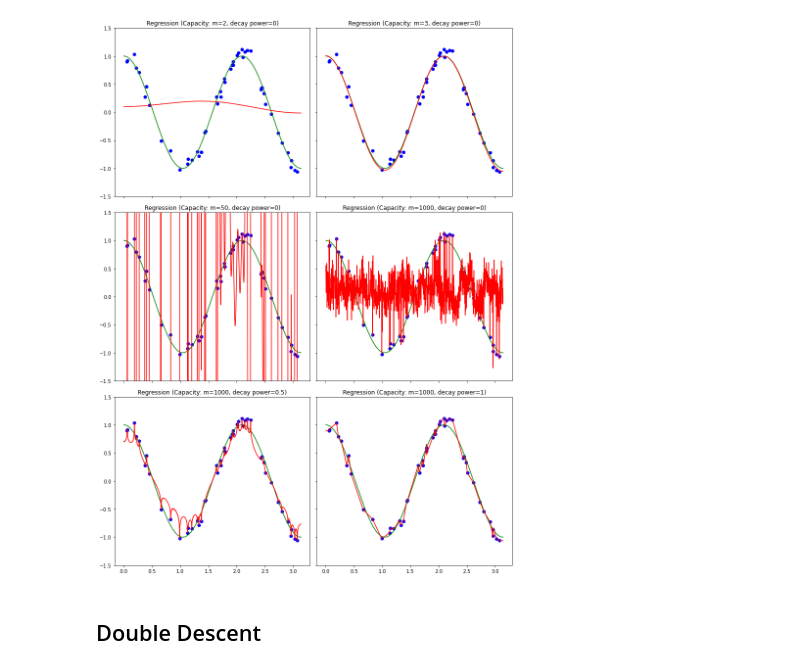
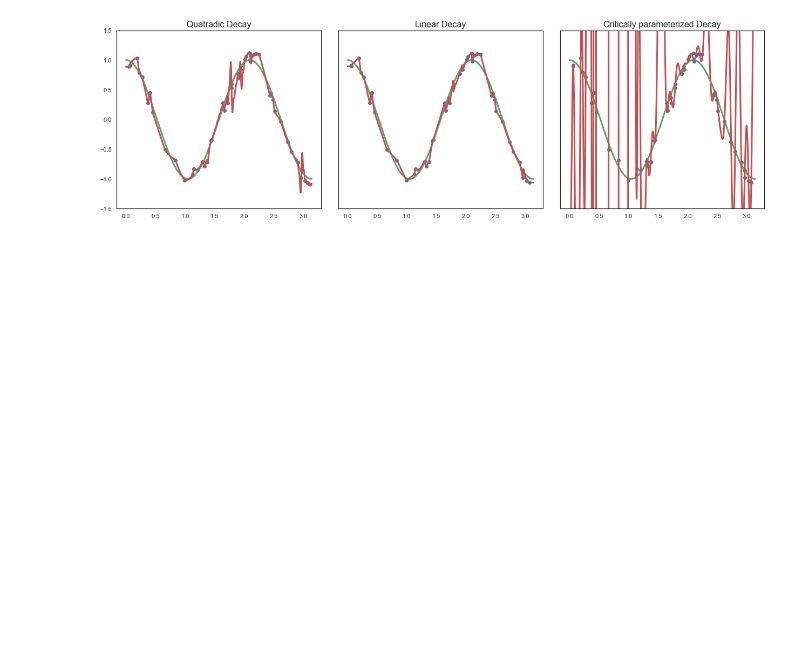
Before and after one commit to tscheng516/gaussian_RF, a Jupyter notebook: experiment.ipynb, the cells around one changed output. Cells and saved outputs as stored; diff of their text form; code cells hidden in the pictures; blank space fills up the shorter version.

```diff
--- a/experiment.ipynb
+++ b/experiment.ipynb
@@ -96,7 +273,7 @@ y_pred_plot_d = model.predict(x_plot_features_d)
 m = 1000  # Set the desired capacity here
 
 # Extract features
-decay_power = 0.5
+decay_power = 2
 X_features = [i**(-decay_power) * np.cos(i*X) for i in range(1, m+1)]
 X_features = np.column_stack(X_features)
 
@@ -125,3 +302,21 @@ model.fit(X_features, y)
 x_plot_features_f = [i**(-decay_power) * np.cos(i*x_plot) for i in range(1, m+1)]
 x_plot_features_f = np.column_stack(x_plot_features_f)
 y_pred_plot_f = model.predict(x_plot_features_f)
+
+
+# fit the curve for plot (g) exp decay
+m = 1000  # Set the desired capacity here
+
+# Extract features
+decay_power = 2
+X_features = [(decay_power)**(-i) * np.cos(i*X) for i in range(1, m+1)]
+X_features = np.column_stack(X_features)
+
+# Fit linear regression model
+model = LinearRegression()
+model.fit(X_features, y)
+
+# Predict on the entire x-axis
+x_plot_features_g = [(decay_power)**(-i) * np.cos(i*x_plot) for i in range(1, m+1)]
+x_plot_features_g = np.column_stack(x_plot_features_g)
+y_pred_plot_g = model.predict(x_plot_features_g)
@@ -141,50 +355,33 @@ plt.show()
 # %%
-# Create a 2x3 grid of subplots with shared x and y axes
-fig, axs = plt.subplots(3, 2, sharex=True, sharey=True, figsize = (12,16))
+# Create a 1x3 grid of subplots with shared x and y axes
+fig, axs = plt.subplots(1, 3, sharex=True, sharey=True, figsize = (18,6))
 
 # Plot data in each subplot
+axs[0].scatter(X, y, color='b', label='samples')
+axs[0].plot(x_plot, np.cos(3 * x_plot), color='g', label='target Function')
+axs[0].plot(x_plot, y_pred_plot_z, color='r', label='Learned Function')
 
-axs[0, 0].scatter(X, y, color='b', label='samples')
-axs[0, 0].plot(x_plot, np.cos(3 * x_plot), color='g', label='target Function')
-axs[0, 0].plot(x_plot, y_pred_plot_a, color='r', label='Learned Function')
+axs[1].scatter(X, y, color='b', label='samples')
+axs[1].plot(x_plot, np.cos(3 * x_plot), color='g', label='target Function')
+axs[1].plot(x_plot, y_pred_plot_f, color='r', label='Learned Function')
 
-axs[0, 1].scatter(X, y, color='b', label='samples')
-axs[0, 1].plot(x_plot, np.cos(3 * x_plot), color='g', label='target Function')
-axs[0, 1].plot(x_plot, y_pred_plot_b, color='r', label='Learned Function')
-
-axs[1, 0].scatter(X, y, color='b', label='samples')
-axs[1, 0].plot(x_plot, np.cos(3 * x_plot), color='g', label='target Function')
-axs[1, 0].plot(x_plot, y_pred_plot_c, color='r', label='Learned Function')
-
-axs[1, 1].scatter(X, y, color='b', label='samples')
-axs[1, 1].plot(x_plot, np.cos(3 * x_plot), color='g', label='target Function')
-axs[1, 1].plot(x_plot, y_pred_plot_d, color='r', label='Learned Function')
-
-axs[2, 0].scatter(X, y, color='b', label='samples')
-axs[2, 0].plot(x_plot, np.cos(3 * x_plot), color='g', label='target Function')
-axs[2, 0].plot(x_plot, y_pred_plot_e, color='r', label='Learned Function')
-
-axs[2, 1].scatter(X, y, color='b', label='samples')
-axs[2, 1].plot(x_plot, np.cos(3 * x_plot), color='g', label='target Function')
-axs[2, 1].plot(x_plot, y_pred_plot_f, color='r', label='Learned Function')
+axs[2].scatter(X, y, color='b', label='samples')
+axs[2].plot(x_plot, np.cos(3 * x_plot), color='g', label='target Function')
+axs[2].plot(x_plot, y_pred_plot_g, color='r', label='Learned Function')
 
 # Set the title for each subplot (optional)
-axs[0, 0].set_title('Regression (Capacity: m=2, decay power=0)')
-axs[0, 1].set_title('Regression (Capacity: m=3, decay power=0)')
-axs[1, 0].set_title('Regression (Capacity: m=50, decay power=0)')
-axs[1, 1].set_title('Regression (Capacity: m=1000, decay power=0)')
-axs[2, 0].set_title('Regression (Capacity: m=1000, decay power=0.5)')
-axs[2, 1].set_title('Regression (Capacity: m=1000, decay power=1)')
+axs[0].set_title('Quatradic Decay')
+axs[1].set_title('Linear Decay')
+axs[2].set_title('Critically parameterized Decay')
 
 # Set y limit
 plt.ylim(-1.5,1.5)
 
 # Adjust the layout to prevent overlapping of titles
 plt.tight_layout()
+plt.savefig('decay_fourier.pdf')  # Save the plot
 
 # Display the plots
 plt.show()
 # %% [output]
-[figure, old version]
+[figure, new version]
-# %% [markdown]
-## Double Descent
```
Also changed, not shown: parts of 25 cells of this notebook, 6 other files.
